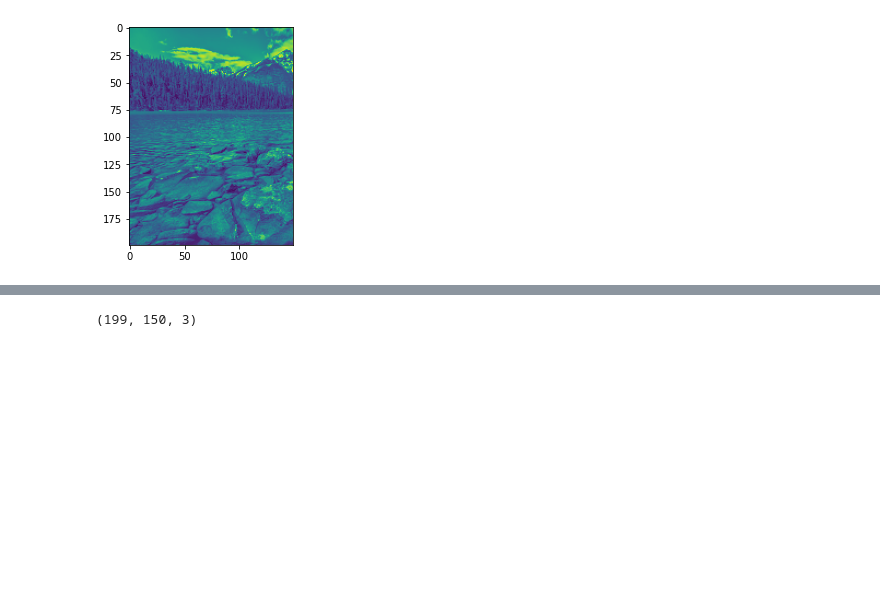
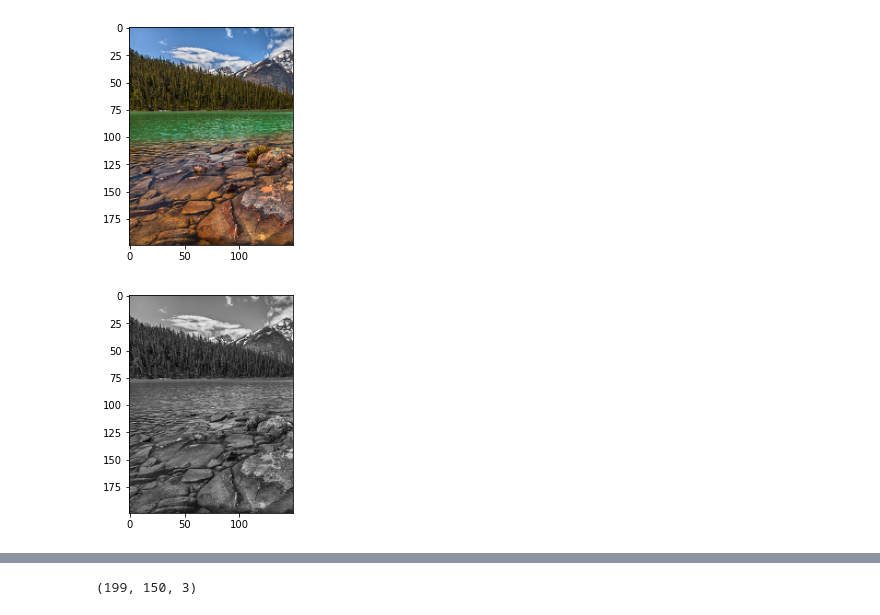
Before and after one commit to aravind-reddy-dandu/Coloring, a Jupyter notebook: Coloring.ipynb, the cells around one changed output, grey strips where cells are left out. Drawn from its saved outputs; the diff is of its cells as text; code cells hidden in the pictures; blank space fills up the shorter version.

```diff
--- a/Coloring.ipynb
+++ b/Coloring.ipynb
@@ -9,4 +6 @@ from sklearn.feature_extraction import image
 from sklearn.neighbors import NearestNeighbors
-# %%
-def rgb2gray(rgb):
-    return np.dot(rgb[..., :3], [0.2989, 0.5870, 0.1140])
@@ -13,35 +22,48 @@ def rgb2gray(rgb):
 # %%
+# Class to perform tasks. This isn't used extensively going forward
 class Coloring:
     def __init__(self, img_path):
+        # Converting rgba(4 layers) image to rgb
         rgba_image = PIL.Image.open(img_path)
         rgb_image = rgba_image.convert('RGB')
         self.img = np.array(rgb_image)
-        self.img = self.img
+        # Using the function to create a grey-scale image
         gray = rgb2gray(self.img)
+        # Left actual image(colored)
         self.left_actual = self.img[:, :int(self.img.shape[1] / 2), :]
+        # Right actual image(colored)
         self.right_actual = self.img[:, int(self.img.shape[1] / 2):, :]
+        # Storing right shape
         self.right_actual_shape = self.img[:, int(self.img.shape[1] / 2):, :].shape
+        # Grey-scale left half and right half
         self.left_half = gray[:, :int(self.img.shape[1] / 2)]
         self.right_half = gray[:, int(self.img.shape[1] / 2):]
 
+    # Using K means
     def k_means(self, img_part, num_clusters):
+        # Flattening the array
         flattened = img_part.reshape((-1, 3))
-        kmeans = KMeans(n_clusters=num_clusters, random_state=0).fit(flattened)
-        labels = kmeans.labels_.reshape(img_part.shape[0], img_part.shape[1])
-        return labels, kmeans.cluster_centers_
+        # Using the K means class to generate clusters
+        kmeans = K_Means_Clustering(k=num_clusters, max_iter=1000, tol=0.001)
+        kmeans.fit(flattened)
+        # Getting labels
+        labels = np.array(kmeans.find_labels(flattened)).reshape(self.left_actual.shape[0], self.left_actual.shape[1])
+        # Getting centers
+        centers = kmeans.centers
+        return labels, centers
 
+    # Function to re paint left half
     def naive_paint_left_half(self, num_clusters):
         labels, centers = self.k_means(self.left_actual, num_clusters)
+        # An empty array with actual image shape
         colored_left = np.zeros(self.left_actual.shape)
+        # Filling the array with cluster colors
         for i in range(labels.shape[0]):
             for j in range(labels.shape[1]):
                 label = labels[i][j]
                 cluster_center = centers[label]
                 colored_left[i][j] = cluster_center
         return colored_left
-
-    def extract_patches_get_knn(self, k):
-        pass
 # %%
 coloring = Coloring('D:\\Study\\Intro_AI\\Coloring_Assignment\\Images\\reduced_300.png')
 colored_left = coloring.naive_paint_left_half(5)
@@ -52,6 +76,9 @@ plt.show()
 # %%
-plt.imshow(coloring.left_half/255)
+plt.imshow(coloring.left_actual)
 plt.show()
+plt.imshow(coloring.left_half, cmap="gray")
+plt.show()
 # %% [output]
-[figure, old version]
+[figure, new version]
+[figure, added]
 # %%
```
Also changed, not shown: parts of 33 cells of this notebook, 5 other files.
